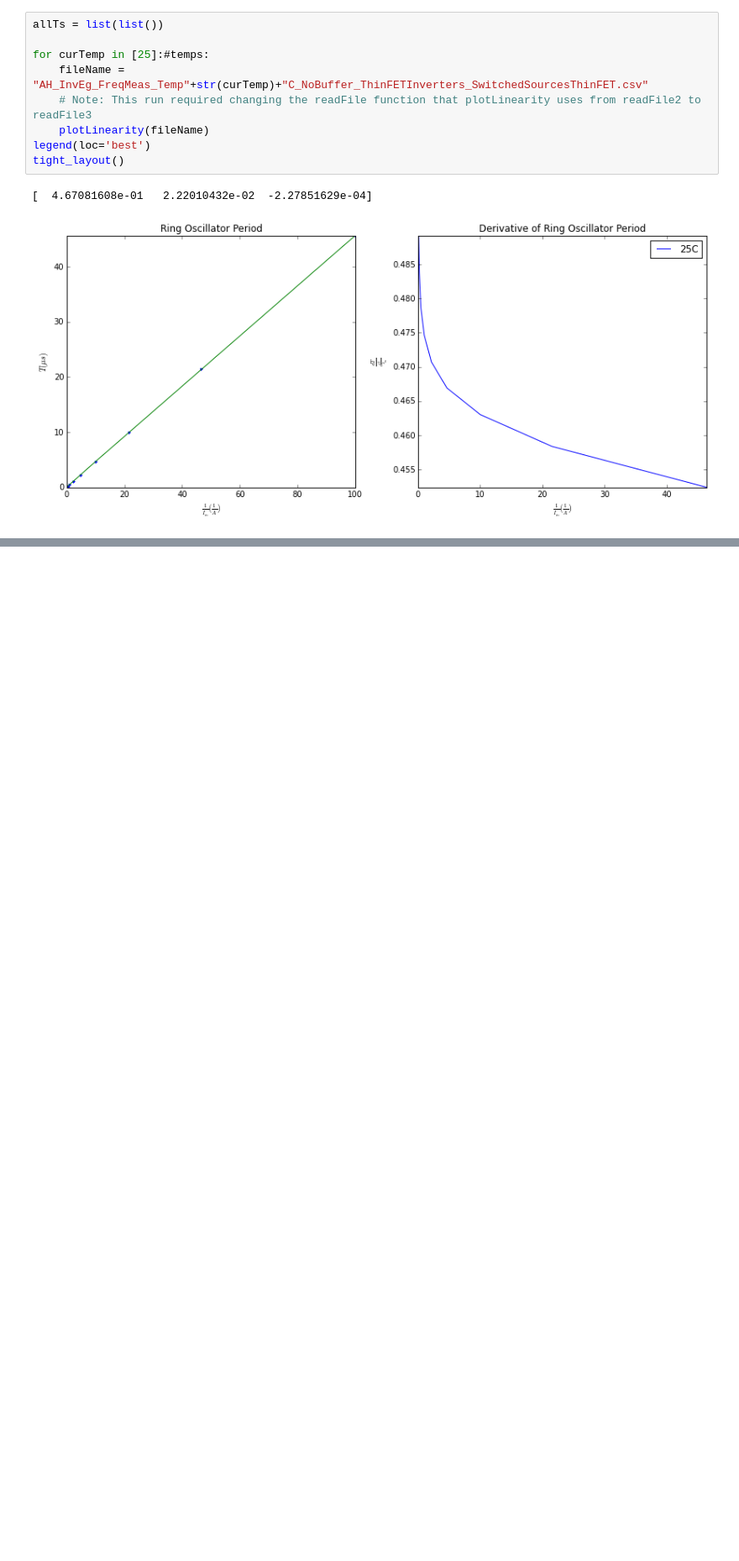
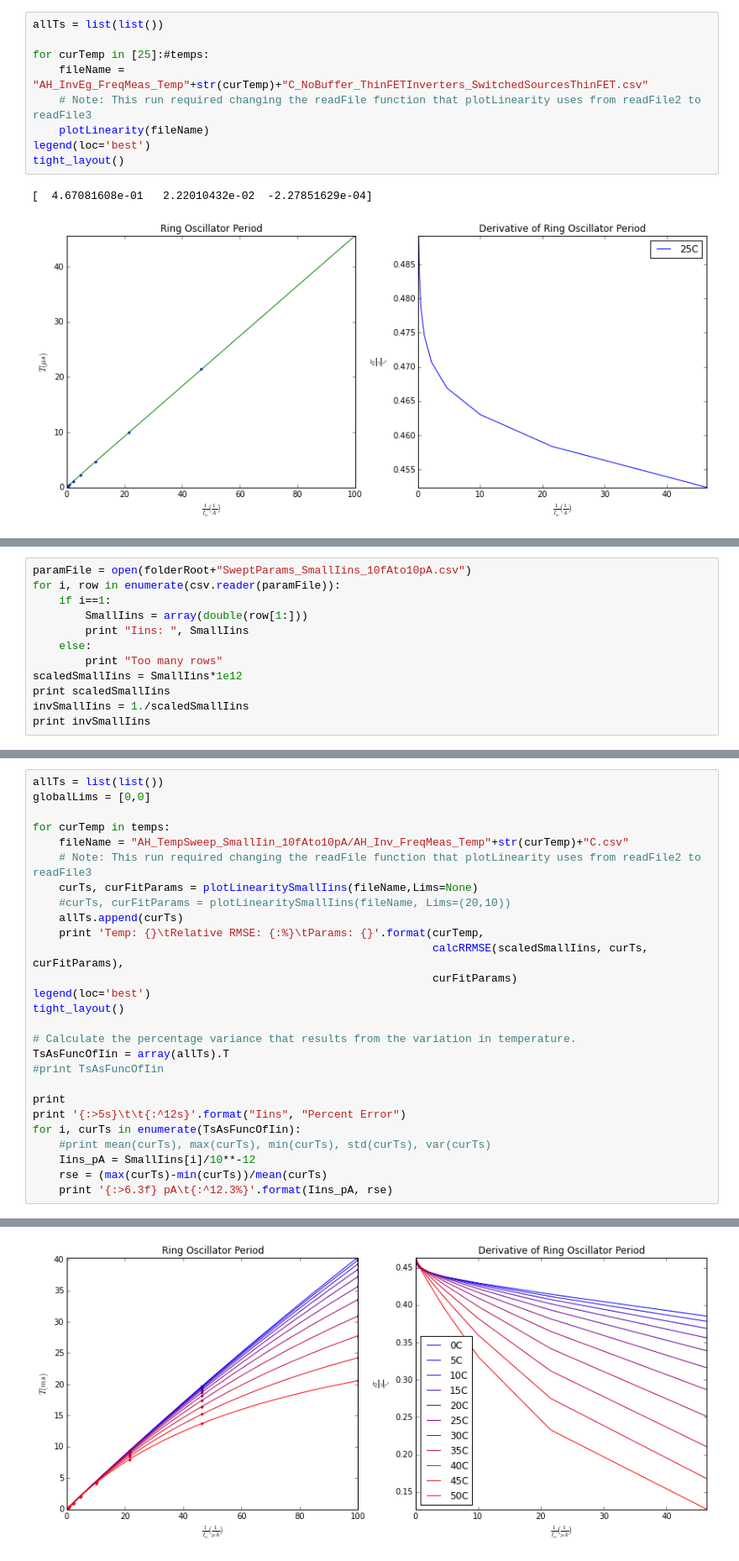
Before and after one commit to twinoza/TwinPyNB, a Jupyter notebook: AHOsc_Char.ipynb, the cells around one changed output, grey strips where cells are left out. Shown at 84% size. Cells and saved outputs as stored; diff of their text form; blank space fills up the shorter version.

```diff
--- a/AHOsc_Char.ipynb
+++ b/AHOsc_Char.ipynb
@@ -608,0 +697,12 @@ for i, curTs in enumerate(TsAsFuncOfIin):
+# %%
+paramFile = open(folderRoot+"SweptParams_SmallIins_10fAto10pA.csv")
+for i, row in enumerate(csv.reader(paramFile)):
+    if i==1:
+        SmallIins = array(double(row[1:]))
+        print "Iins: ", SmallIins
+    else:
+        print "Too many rows"
+scaledSmallIins = SmallIins*1e12
+print scaledSmallIins
+invSmallIins = 1./scaledSmallIins
+print invSmallIins
@@ -608,0 +718,28 @@ for i, curTs in enumerate(TsAsFuncOfIin):
+# %%
+allTs = list(list())
+globalLims = [0,0]
+
+for curTemp in temps:
+    fileName = "AH_TempSweep_SmallIin_10fAto10pA/AH_Inv_FreqMeas_Temp"+str(curTemp)+"C.csv"
+    # Note: This run required changing the readFile function that plotLinearity uses from readFile2 to readFile3
+    curTs, curFitParams = plotLinearitySmallIins(fileName,Lims=None)
+    #curTs, curFitParams = plotLinearitySmallIins(fileName, Lims=(20,10))
+    allTs.append(curTs)
+    print 'Temp: {}\tRelative RMSE: {:%}\tParams: {}'.format(curTemp,
+                                                             calcRRMSE(scaledSmallIins, curTs, curFitParams),
+                                                             curFitParams)
+legend(loc='best')
+tight_layout()
+
+# Calculate the percentage variance that results from the variation in temperature.
+TsAsFuncOfIin = array(allTs).T
+#print TsAsFuncOfIin
+
+print
+print '{:>5s}\t\t{:^12s}'.format("Iins", "Percent Error")
+for i, curTs in enumerate(TsAsFuncOfIin):
+    #print mean(curTs), max(curTs), min(curTs), std(curTs), var(curTs)
+    Iins_pA = SmallIins[i]/10**-12
+    rse = (max(curTs)-min(curTs))/mean(curTs)
+    print '{:>6.3f} pA\t{:^12.3%}'.format(Iins_pA, rse)
+# %% [output]
@@ -608,0 +763 @@ for i, curTs in enumerate(TsAsFuncOfIin):
+[figure, added]
```
Also changed, not shown: parts of 44 cells of this notebook.
